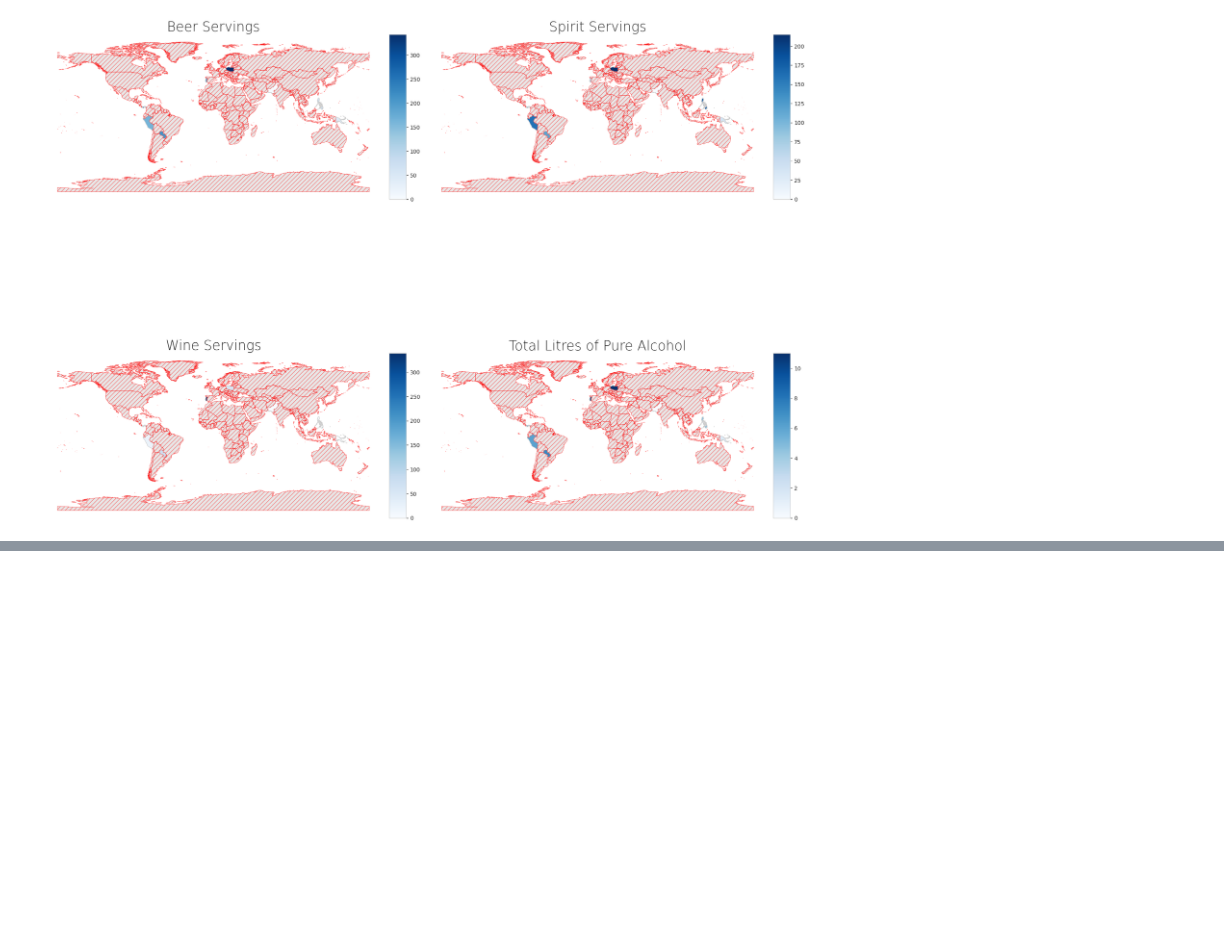
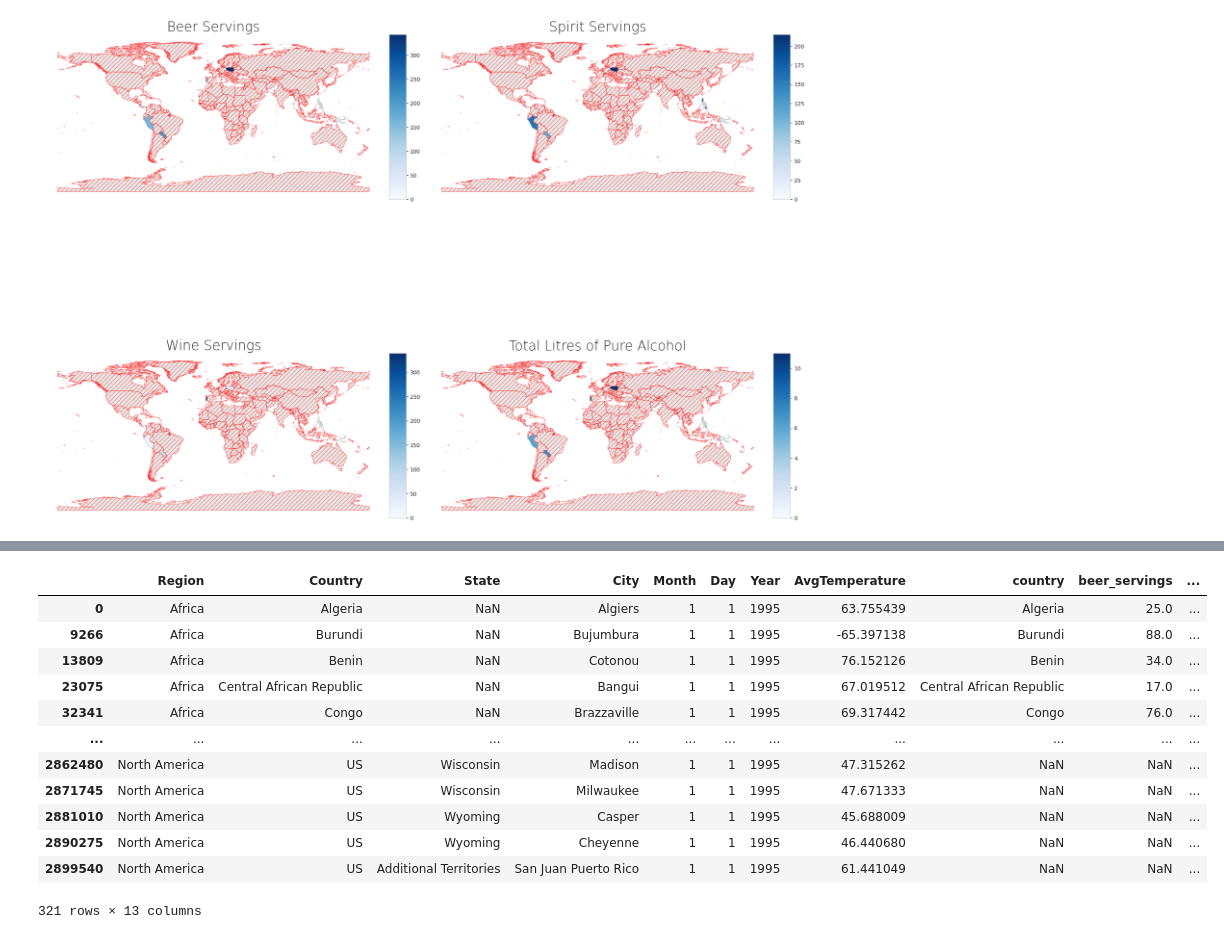
Before and after one commit to Kkilianek/ZMWD-projekt-2, a Jupyter notebook: projekt.ipynb, the cells around one changed output, grey strips where cells are left out. Cells and saved outputs as stored; diff of their text form; code cells hidden in the pictures; blank space fills up the shorter version.

```diff
--- a/projekt.ipynb
+++ b/projekt.ipynb
@@ -130,0 +198,24 @@ plt.show()
+# %%
+# Dla każdego kraju wybierz miasto, które ma najcieplejszą lub najzimniejszą średnią temperaturę ze względu na wylosowane wcześniej random_bool
+# Każdy kraj powinien być reprezentowany przez jedno miasto
+# Żeby to zrobić najpierw trzeba policzyć średnią roczną temperaturę dla każdego miasta
+# Następnie dla każdego kraju wybrać miasto, które ma najcieplejszą lub najzimniejszą średnią temperaturę
+# W tym celu można użyć funkcji groupby i funkcji agregujących
+cities_df_merged['AvgTemperature'] = cities_df_merged.groupby(['Country', 'City'])['AvgTemperature'].transform('mean')
+# Pozostawienie tylko unikalnych wartości
+cities_df_merged = cities_df_merged.drop_duplicates(subset=['City'])
+cities_df_merged
+# %% [output]
+|  | Region | Country | State | City | Month | Day | Year | AvgTemperature | country | beer_servings | ... |
+| 0 | Africa | Algeria | NaN | Algiers | 1 | 1 | 1995 | 63.755439 | Algeria | 25.0 | ... |
+| 9266 | Africa | Burundi | NaN | Bujumbura | 1 | 1 | 1995 | -65.397138 | Burundi | 88.0 | ... |
+| 13809 | Africa | Benin | NaN | Cotonou | 1 | 1 | 1995 | 76.152126 | Benin | 34.0 | ... |
+| 23075 | Africa | Central African Republic | NaN | Bangui | 1 | 1 | 1995 | 67.019512 | Central African Republic | 17.0 | ... |
+| 32341 | Africa | Congo | NaN | Brazzaville | 1 | 1 | 1995 | 69.317442 | Congo | 76.0 | ... |
+| ... | ... | ... | ... | ... | ... | ... | ... | ... | ... | ... | ... |
+| 2862480 | North America | US | Wisconsin | Madison | 1 | 1 | 1995 | 47.315262 | NaN | NaN | ... |
+| 2871745 | North America | US | Wisconsin | Milwaukee | 1 | 1 | 1995 | 47.671333 | NaN | NaN | ... |
+| 2881010 | North America | US | Wyoming | Casper | 1 | 1 | 1995 | 45.688009 | NaN | NaN | ... |
+| 2890275 | North America | US | Wyoming | Cheyenne | 1 | 1 | 1995 | 46.440680 | NaN | NaN | ... |
+| 2899540 | North America | US | Additional Territories | San Juan Puerto Rico | 1 | 1 | 1995 | 61.441049 | NaN | NaN | ... |
+321 rows × 13 columns
```
Also changed, not shown: parts of 10 cells of this notebook.
